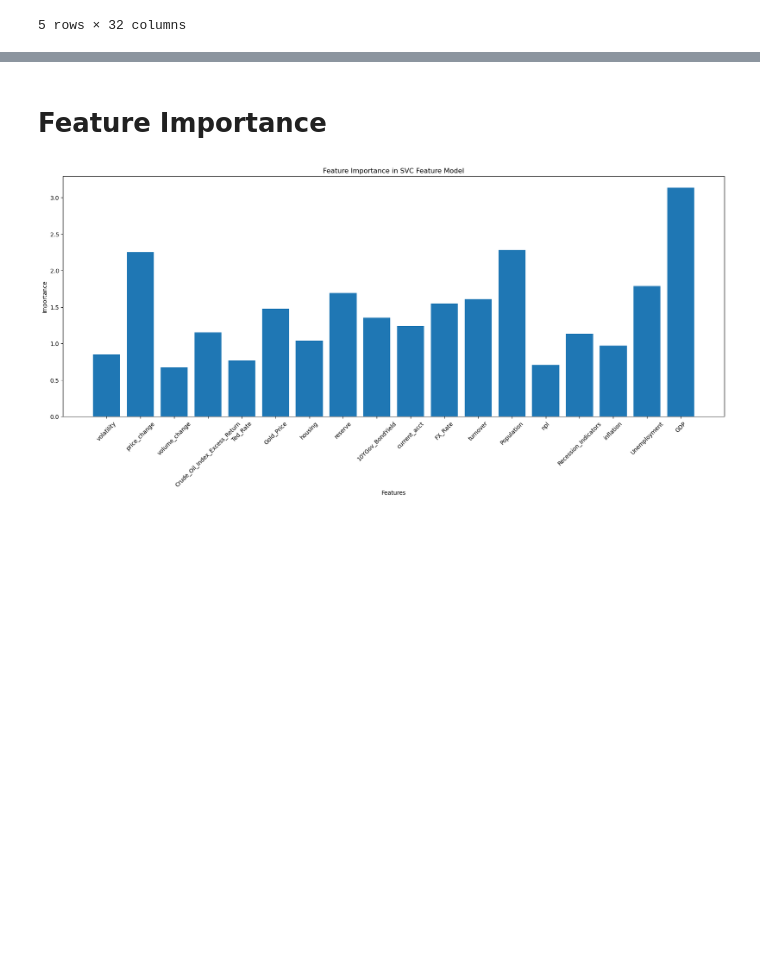
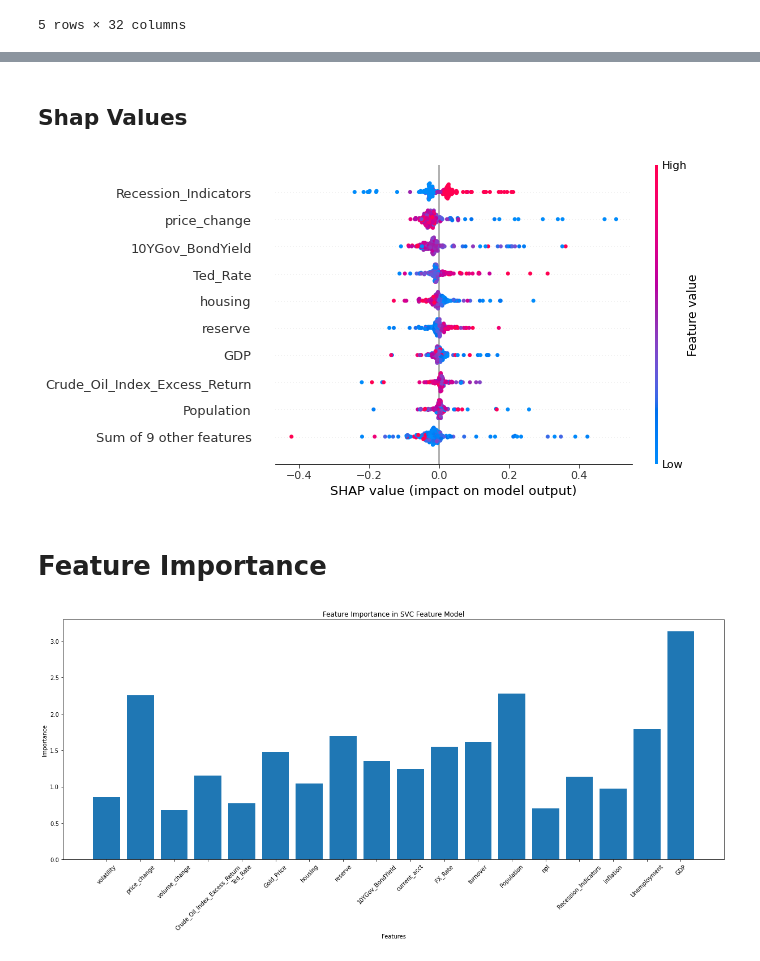
Before and after one commit to nicockt/fyp-2024, a Jupyter notebook: models/SVM.ipynb, the cells around one changed output, grey strips where cells are left out. Cells and saved outputs as stored; diff of their text form; code cells hidden in the pictures; blank space fills up the shorter version.

```diff
--- a/models/SVM.ipynb
+++ b/models/SVM.ipynb
@@ -263,3 +252,9 @@ for shap_values in shap_values_list:
+# %% [markdown]
+## Shap Values
+# %%
+shap.plots.beeswarm(shap_values_list[4])
+# %% [output]
+[figure, added]
 # %% [markdown]
 # Feature Importance
 # %%
```
Also changed, not shown: parts of 3 cells of this notebook, 5 other files.
